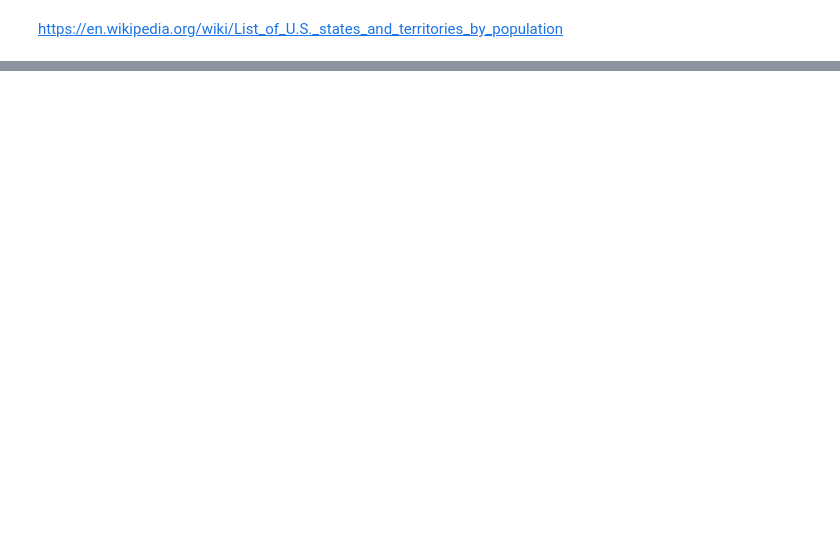
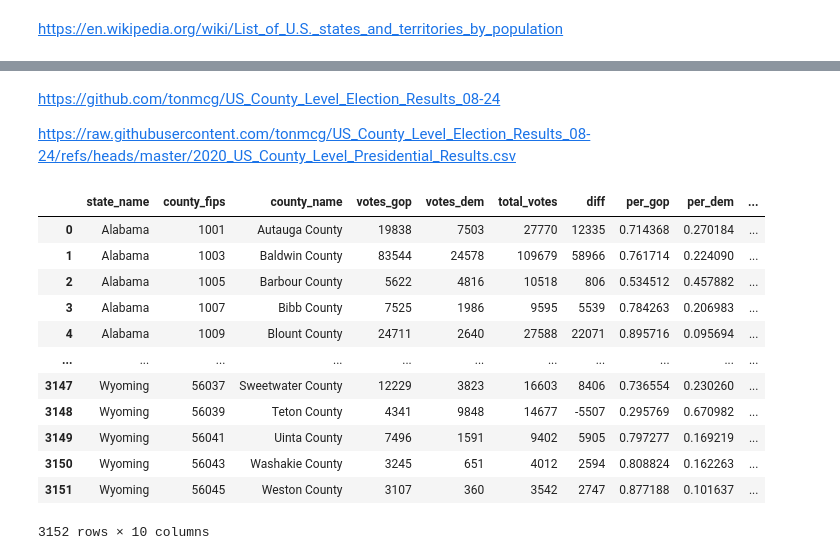
Before and after one commit to hellojohncruz/DATA-608, a Jupyter notebook: Story 01/jobs_act_allocation.ipynb, the cells around one changed output, grey strips where cells are left out. Cells and saved outputs as stored; diff of their text form; code cells hidden in the pictures; blank space fills up the shorter version.

```diff
--- a/Story 01/jobs_act_allocation.ipynb
+++ b/Story 01/jobs_act_allocation.ipynb
@@ -67,0 +159,22 @@ df.to_csv("us_population_by_state_clean.csv", index=False)
+# %% [markdown]
+https://github.com/tonmcg/US_County_Level_Election_Results_08-24
+
+https://raw.githubusercontent.com/tonmcg/US_County_Level_Election_Results_08-24/refs/heads/master/2020_US_County_Level_Presidential_Results.csv
+# %%
+election_results_df = pd.read_csv("https://raw.githubusercontent.com/tonmcg/US_County_Level_Election_Results_08-24/refs/heads/master/2020_US_County_Level_Presidential_Results.csv")
+# %%
+election_results_df
+# %% [output]
+|  | state_name | county_fips | county_name | votes_gop | votes_dem | total_votes | diff | per_gop | per_dem | ... |
+| 0 | Alabama | 1001 | Autauga County | 19838 | 7503 | 27770 | 12335 | 0.714368 | 0.270184 | ... |
+| 1 | Alabama | 1003 | Baldwin County | 83544 | 24578 | 109679 | 58966 | 0.761714 | 0.224090 | ... |
+| 2 | Alabama | 1005 | Barbour County | 5622 | 4816 | 10518 | 806 | 0.534512 | 0.457882 | ... |
+| 3 | Alabama | 1007 | Bibb County | 7525 | 1986 | 9595 | 5539 | 0.784263 | 0.206983 | ... |
+| 4 | Alabama | 1009 | Blount County | 24711 | 2640 | 27588 | 22071 | 0.895716 | 0.095694 | ... |
+| ... | ... | ... | ... | ... | ... | ... | ... | ... | ... | ... |
+| 3147 | Wyoming | 56037 | Sweetwater County | 12229 | 3823 | 16603 | 8406 | 0.736554 | 0.230260 | ... |
+| 3148 | Wyoming | 56039 | Teton County | 4341 | 9848 | 14677 | -5507 | 0.295769 | 0.670982 | ... |
+| 3149 | Wyoming | 56041 | Uinta County | 7496 | 1591 | 9402 | 5905 | 0.797277 | 0.169219 | ... |
+| 3150 | Wyoming | 56043 | Washakie County | 3245 | 651 | 4012 | 2594 | 0.808824 | 0.162263 | ... |
+| 3151 | Wyoming | 56045 | Weston County | 3107 | 360 | 3542 | 2747 | 0.877188 | 0.101637 | ... |
+3152 rows × 10 columns
```
Also changed, not shown: parts of 12 cells of this notebook.
